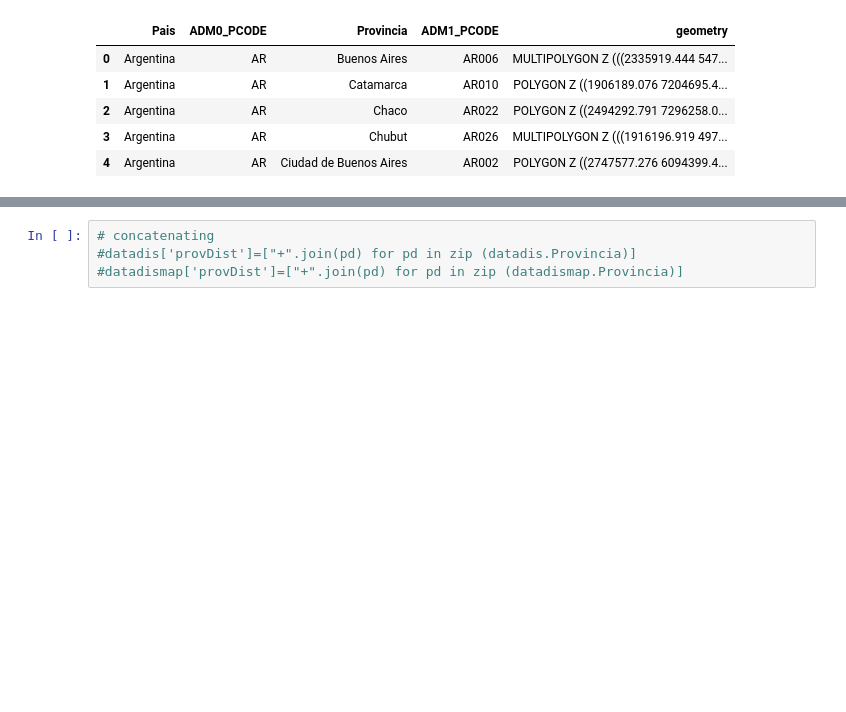
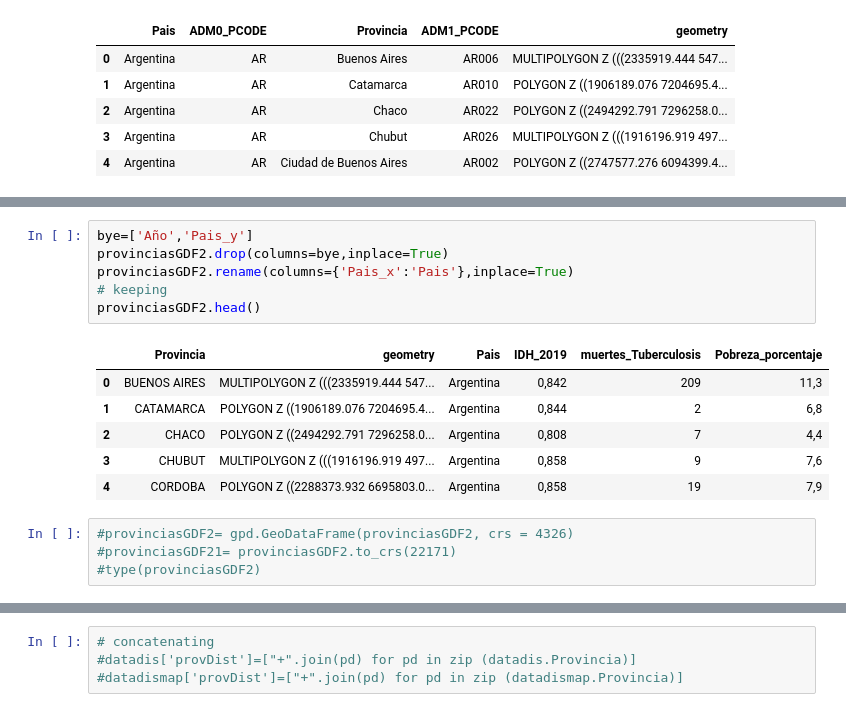
Before and after one commit to Romina300/TareaFinal_2, a Jupyter notebook: TareaFinal_parte2.ipynb, the cells around one changed output, grey strips where cells are left out. Drawn from its saved outputs; the diff is of its cells as text; blank space fills up the shorter version.

```diff
--- a/TareaFinal_parte2.ipynb
+++ b/TareaFinal_parte2.ipynb
@@ -105 +198,18 @@ provinciasDF
+# %%
+bye=['Año','Pais_y']
+provinciasGDF2.drop(columns=bye,inplace=True)
+provinciasGDF2.rename(columns={'Pais_x':'Pais'},inplace=True)
+# keeping
+provinciasGDF2.head()
+# %% [output]
+|  | Provincia | geometry | Pais | IDH_2019 | muertes_Tuberculosis | Pobreza_porcentaje |
+| 0 | BUENOS AIRES | MULTIPOLYGON Z (((2335919.444 547... | Argentina | 0,842 | 209 | 11,3 |
+| 1 | CATAMARCA | POLYGON Z ((1906189.076 7204695.4... | Argentina | 0,844 | 2 | 6,8 |
+| 2 | CHACO | POLYGON Z ((2494292.791 7296258.0... | Argentina | 0,808 | 7 | 4,4 |
+| 3 | CHUBUT | MULTIPOLYGON Z (((1916196.919 497... | Argentina | 0,858 | 9 | 7,6 |
+| 4 | CORDOBA | POLYGON Z ((2288373.932 6695803.0... | Argentina | 0,858 | 19 | 7,9 |
+# %%
+#provinciasGDF2= gpd.GeoDataFrame(provinciasGDF2, crs = 4326)
+#provinciasGDF21= provinciasGDF2.to_crs(22171)
+#type(provinciasGDF2)
 # %%
```
Also changed, not shown: parts of 31 cells of this notebook.
